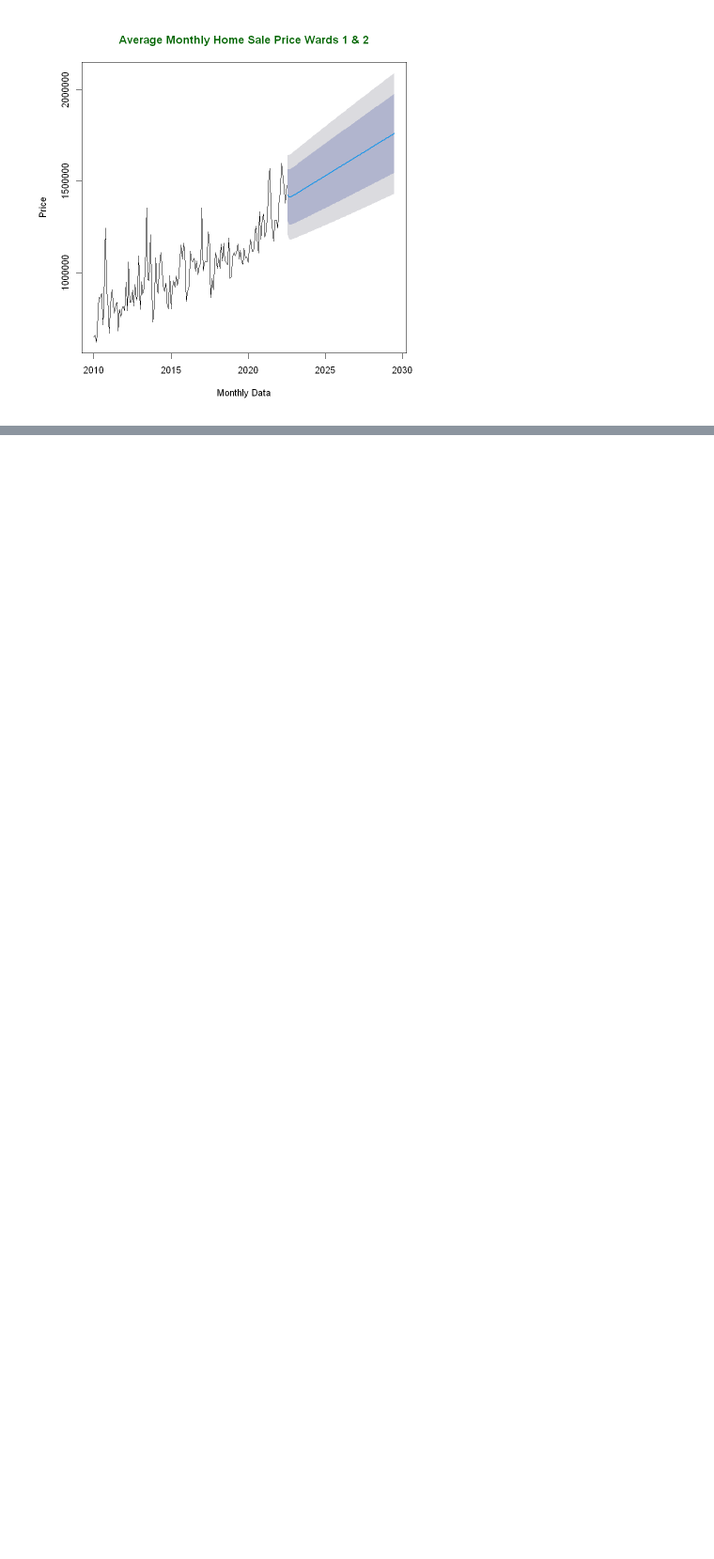
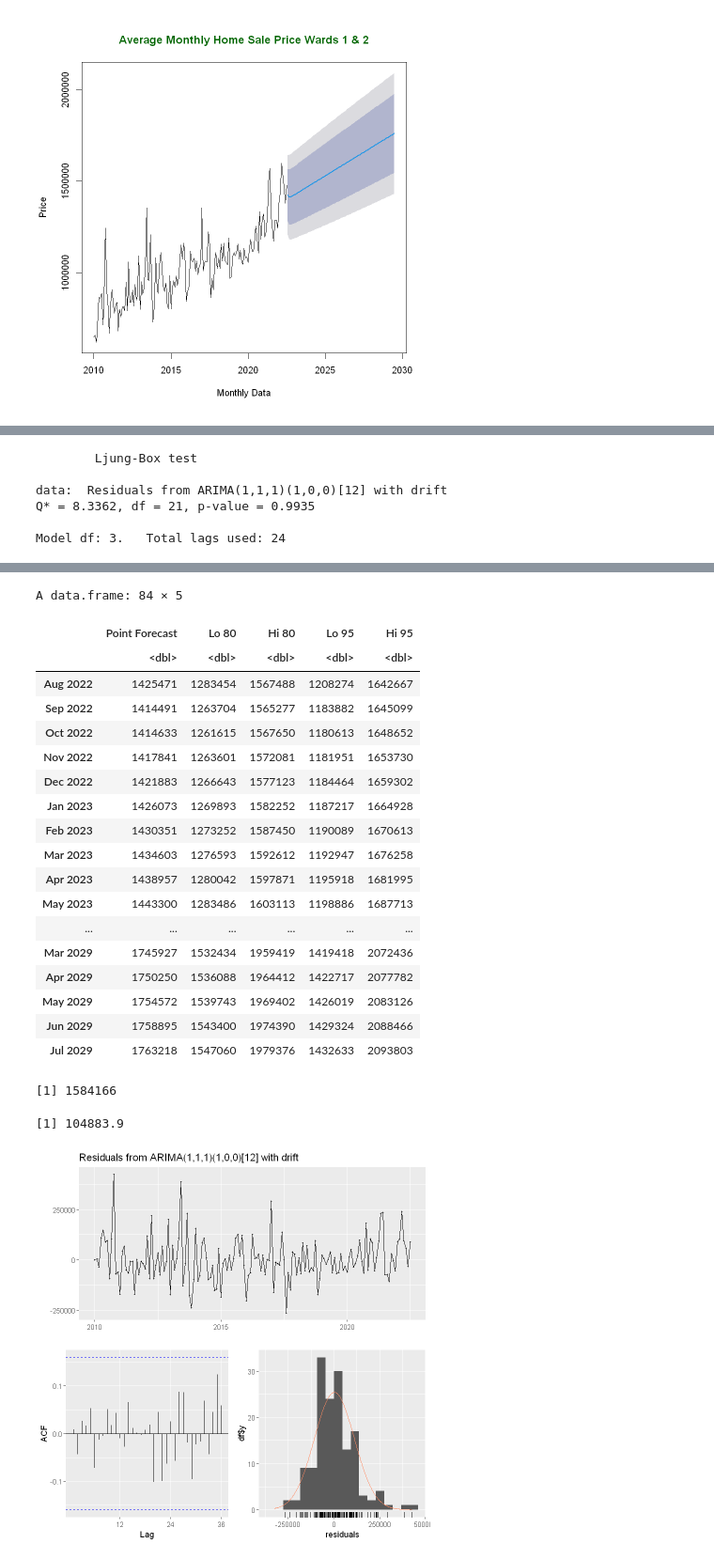
Before and after one commit to batesjay87/Jay-H-DAAN-888, a Jupyter notebook: Future Price Time Series W 3 4.ipynb, the cells around one changed output, grey strips where cells are left out. Shown at 94% size. Drawn from its saved outputs; the diff is of its cells as text; code cells hidden in the pictures; blank space fills up the shorter version.

```diff
--- a/Future Price Time Series W 3 4.ipynb
+++ b/Future Price Time Series W 3 4.ipynb
@@ -637,3 +807,29 @@ May 2029        1754572 1539743 1969402 1426019 2083126
 Jun 2029        1758895 1543400 1974390 1429324 2088466
 Jul 2029        1763218 1547060 1979376 1432633 2093803
 [figure]
+# %%
+#####################################################################
+
+# Produce error measures
+accuracy(fit)
+
+# Examine the AIC
+summary(fit)
+
+# Examine the Residuals
+checkresiduals(fit)
+
+# Calculate mean and standard deviation of the prediction
+Auto_A <- forecast(fit, 84)
+Auto_A
+
+Auto_A_df <- as.data.frame(Auto_A)
+Auto_A_df
+
+Auto_A_Avg.vF <- mean(Auto_A_df[ ,1])
+Auto_A_Avg.vF
+
+Auto_A_df_Stand <- sd(Auto_A_df[ ,1])
+Auto_A_df_Stand
+#####################################################################
+# %% [output]
@@ -639,0 +855,6 @@ Jul 2029        1763218 1547060 1979376 1432633 2093803
+        Ljung-Box test
+
+data:  Residuals from ARIMA(1,1,1)(1,0,0)[12] with drift
+Q* = 8.3362, df = 21, p-value = 0.9935
+
+Model df: 3.   Total lags used: 24
@@ -639,0 +878,22 @@ Jul 2029        1763218 1547060 1979376 1432633 2093803
+A data.frame: 84 × 5
+|  | Point Forecast | Lo 80 | Hi 80 | Lo 95 | Hi 95 |
+|  | <dbl> | <dbl> | <dbl> | <dbl> | <dbl> |
+| Aug 2022 | 1425471 | 1283454 | 1567488 | 1208274 | 1642667 |
+| Sep 2022 | 1414491 | 1263704 | 1565277 | 1183882 | 1645099 |
+| Oct 2022 | 1414633 | 1261615 | 1567650 | 1180613 | 1648652 |
+| Nov 2022 | 1417841 | 1263601 | 1572081 | 1181951 | 1653730 |
+| Dec 2022 | 1421883 | 1266643 | 1577123 | 1184464 | 1659302 |
+| Jan 2023 | 1426073 | 1269893 | 1582252 | 1187217 | 1664928 |
+| Feb 2023 | 1430351 | 1273252 | 1587450 | 1190089 | 1670613 |
+| Mar 2023 | 1434603 | 1276593 | 1592612 | 1192947 | 1676258 |
+| Apr 2023 | 1438957 | 1280042 | 1597871 | 1195918 | 1681995 |
+| May 2023 | 1443300 | 1283486 | 1603113 | 1198886 | 1687713 |
+| ... | ... | ... | ... | ... | ... |
+| Mar 2029 | 1745927 | 1532434 | 1959419 | 1419418 | 2072436 |
+| Apr 2029 | 1750250 | 1536088 | 1964412 | 1422717 | 2077782 |
+| May 2029 | 1754572 | 1539743 | 1969402 | 1426019 | 2083126 |
+| Jun 2029 | 1758895 | 1543400 | 1974390 | 1429324 | 2088466 |
+| Jul 2029 | 1763218 | 1547060 | 1979376 | 1432633 | 2093803 |
+[1] 1584166
+[1] 104883.9
+[figure, added]
```
Also changed, not shown: parts of 7 cells of this notebook.
